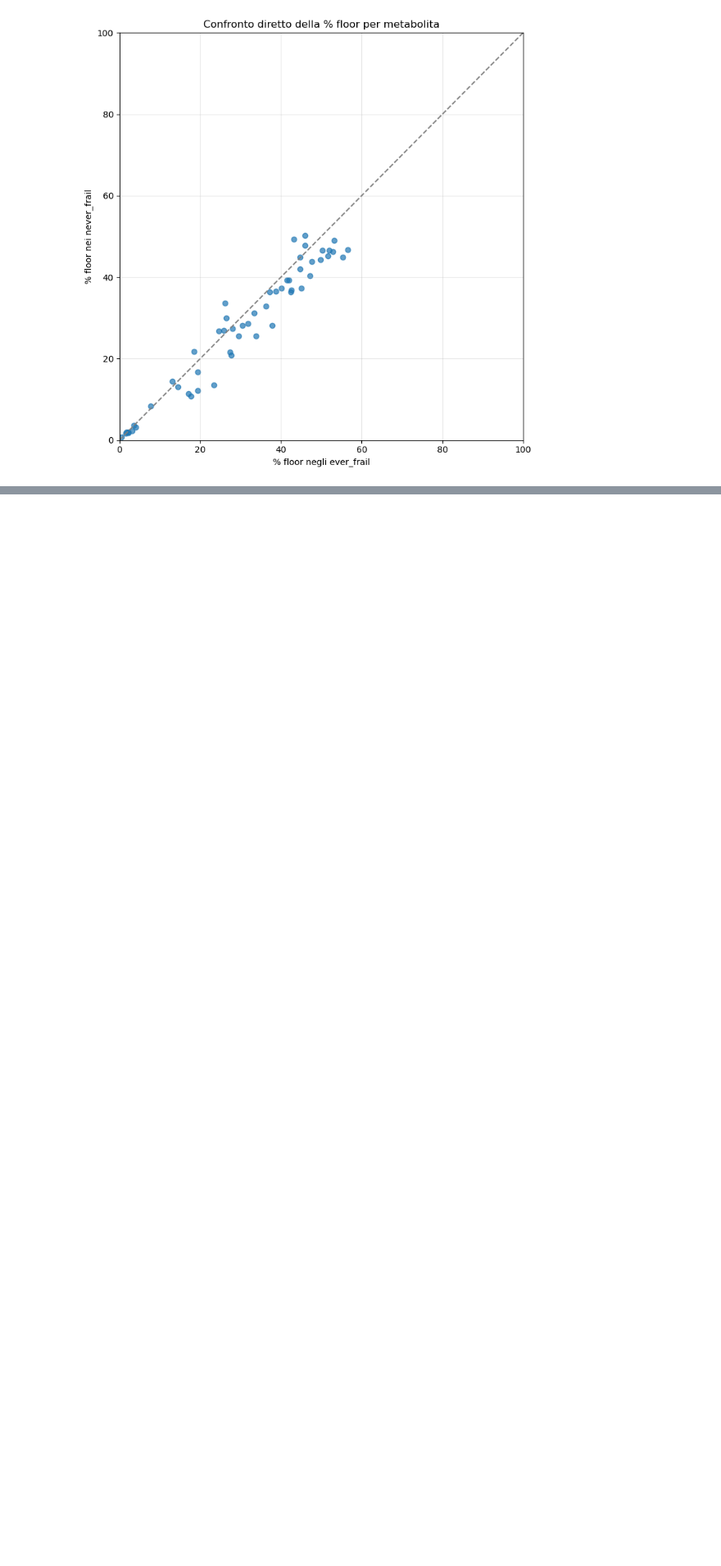
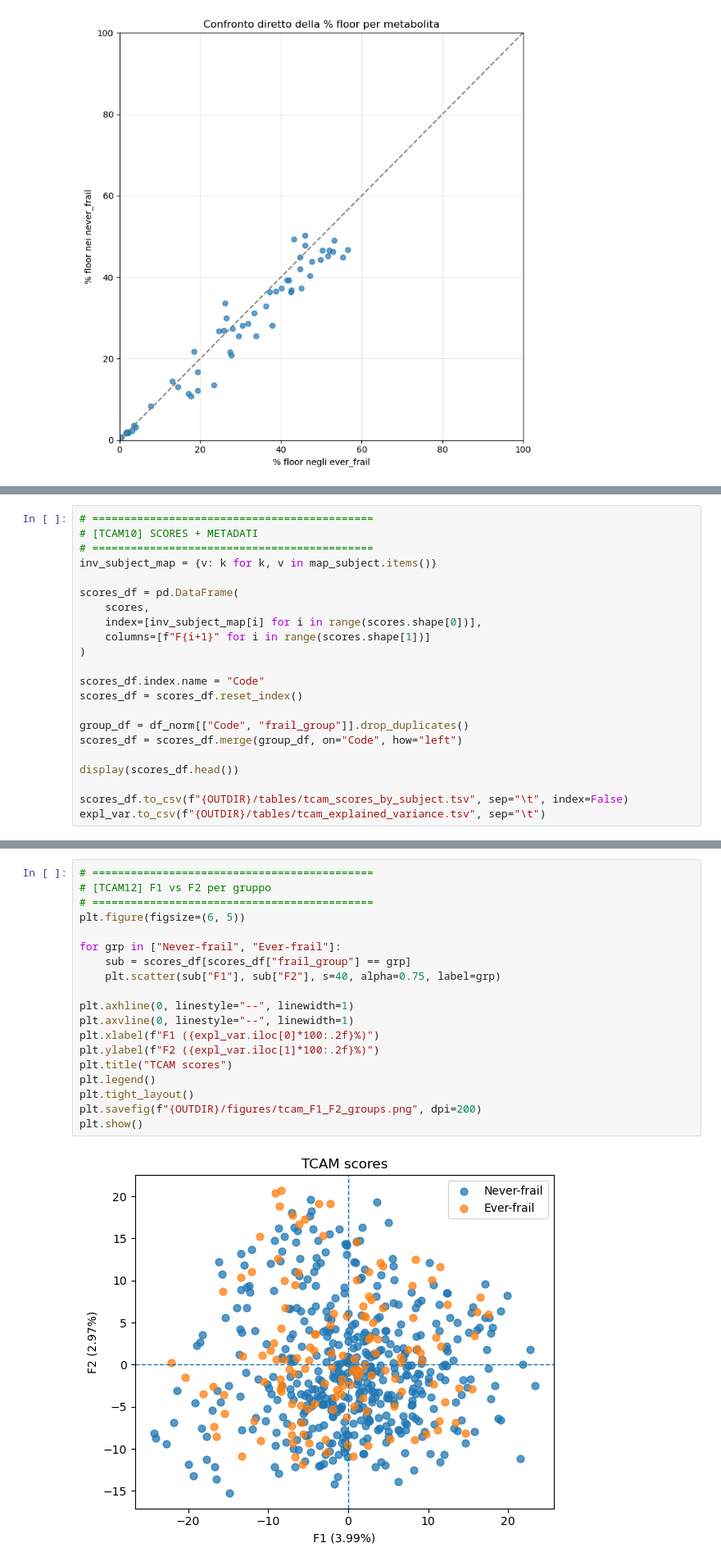
Before and after one commit to FilippoSaccomano/Thesis_Code, a Jupyter notebook: EDA_Cean_dataset.ipynb, the cells around one changed output, grey strips where cells are left out. Shown at 82% size. Saved outputs shown, nothing was run; the diff lists cells and outputs as text; blank space fills up the shorter version.

```diff
--- a/EDA_Cean_dataset.ipynb
+++ b/EDA_Cean_dataset.ipynb
@@ -710,0 +1736,22 @@ Numero metaboliti considerati: 54
+# %%
+# ============================================
+# [TCAM10] SCORES + METADATI
+# ============================================
+inv_subject_map = {v: k for k, v in map_subject.items()}
+
+scores_df = pd.DataFrame(
+    scores,
+    index=[inv_subject_map[i] for i in range(scores.shape[0])],
+    columns=[f"F{i+1}" for i in range(scores.shape[1])]
+)
+
+scores_df.index.name = "Code"
+scores_df = scores_df.reset_index()
+
+group_df = df_norm[["Code", "frail_group"]].drop_duplicates()
+scores_df = scores_df.merge(group_df, on="Code", how="left")
+
+display(scores_df.head())
+
+scores_df.to_csv(f"{OUTDIR}/tables/tcam_scores_by_subject.tsv", sep="\t", index=False)
+expl_var.to_csv(f"{OUTDIR}/tables/tcam_explained_variance.tsv", sep="\t")
@@ -710,0 +1780,21 @@ Numero metaboliti considerati: 54
+# %%
+# ============================================
+# [TCAM12] F1 vs F2 per gruppo
+# ============================================
+plt.figure(figsize=(6, 5))
+
+for grp in ["Never-frail", "Ever-frail"]:
+    sub = scores_df[scores_df["frail_group"] == grp]
+    plt.scatter(sub["F1"], sub["F2"], s=40, alpha=0.75, label=grp)
+
+plt.axhline(0, linestyle="--", linewidth=1)
+plt.axvline(0, linestyle="--", linewidth=1)
+plt.xlabel(f"F1 ({expl_var.iloc[0]*100:.2f}%)")
+plt.ylabel(f"F2 ({expl_var.iloc[1]*100:.2f}%)")
+plt.title("TCAM scores")
+plt.legend()
+plt.tight_layout()
+plt.savefig(f"{OUTDIR}/figures/tcam_F1_F2_groups.png", dpi=200)
+plt.show()
+# %% [output]
+[figure, added]
```
Also changed, not shown: parts of 16 cells of this notebook, 2 other files.
